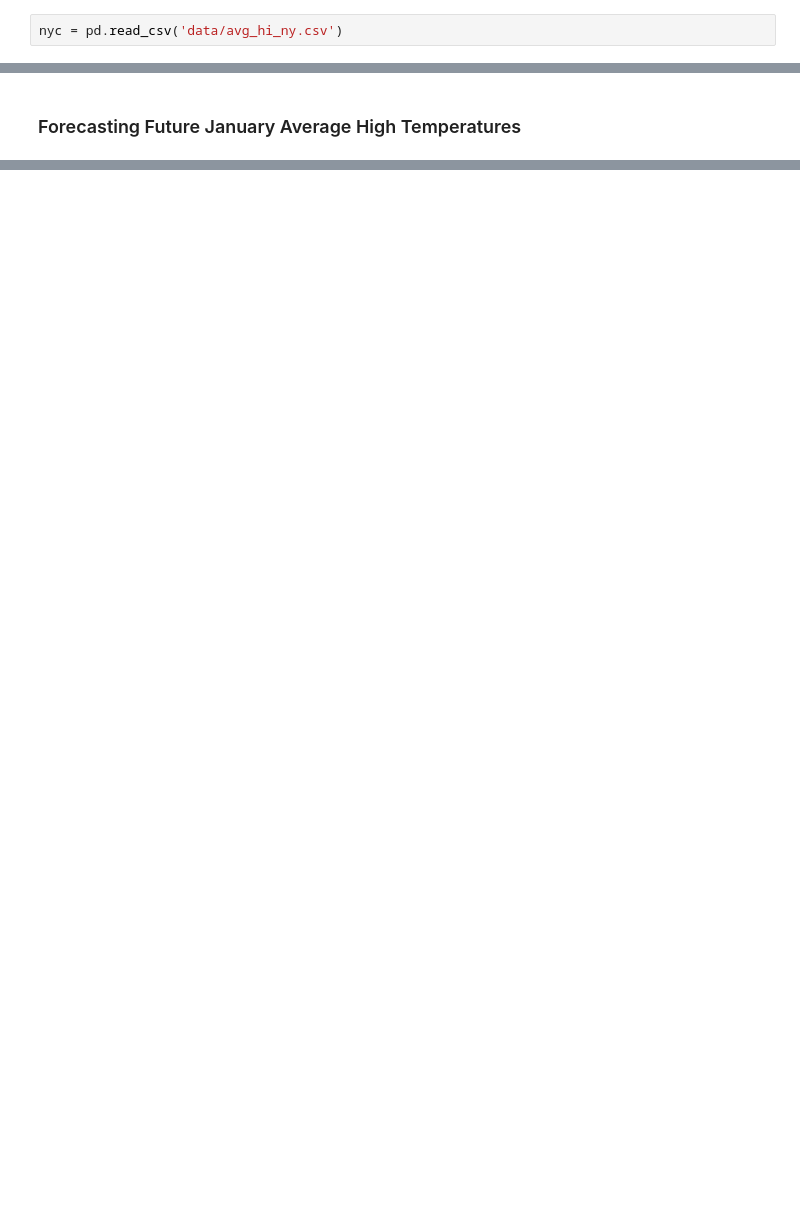
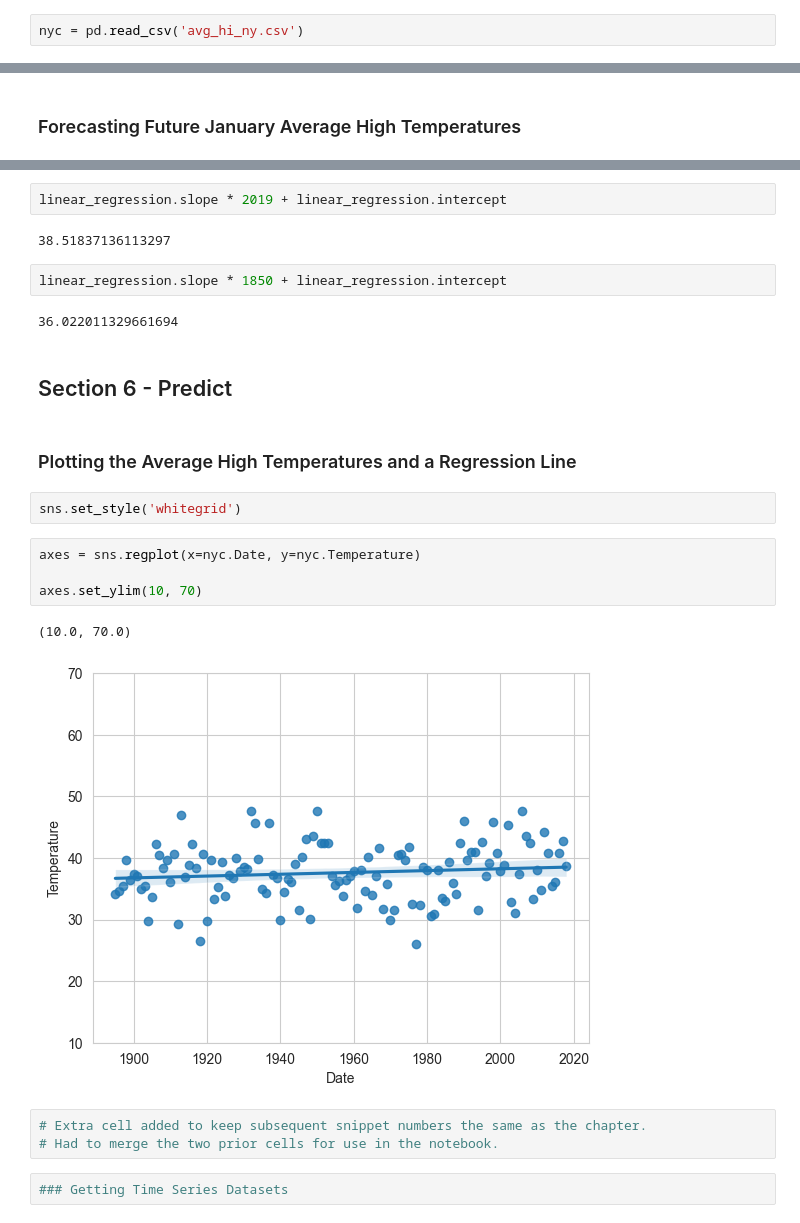
Before and after one commit to albertokabore/datafun-07-ml, a Jupyter notebook: Albertkabore_ml.ipynb, the cells around one changed output, grey strips where cells are left out. Drawn from its saved outputs; the diff is of its cells as text; blank space fills up the shorter version.

```diff
--- a/Albertkabore_ml.ipynb
+++ b/Albertkabore_ml.ipynb
@@ -45,2 +41,2 @@ y_label = axes.set_ylabel('Celsius')
 # %%
-nyc = pd.read_csv('data/avg_hi_ny.csv')
+nyc = pd.read_csv('avg_hi_ny.csv')
@@ -72,0 +122,26 @@ nyc.Temperature.describe()
+# %%
+linear_regression.slope * 2019 + linear_regression.intercept
+# %% [output]
+38.51837136113297
+# %%
+linear_regression.slope * 1850 + linear_regression.intercept
+# %% [output]
+36.022011329661694
+# %% [markdown]
+## Section 6 - Predict
+# %% [markdown]
+### Plotting the Average High Temperatures and a Regression Line
+# %%
+sns.set_style('whitegrid')
+# %%
+axes = sns.regplot(x=nyc.Date, y=nyc.Temperature)
+
+axes.set_ylim(10, 70)
+# %% [output]
+(10.0, 70.0)
+[figure, added]
+# %%
+# Extra cell added to keep subsequent snippet numbers the same as the chapter.
+# Had to merge the two prior cells for use in the notebook.
+# %%
+### Getting Time Series Datasets
```
Also changed, not shown: parts of 29 cells of this notebook.
